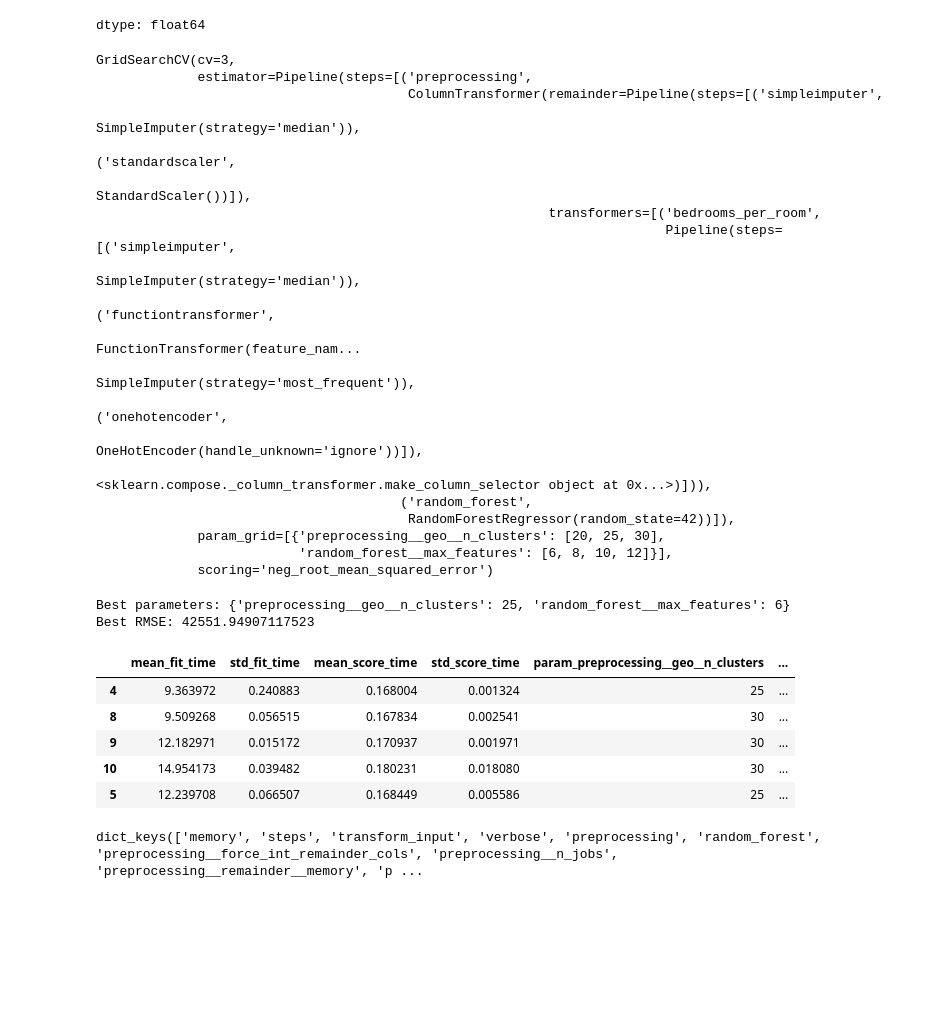
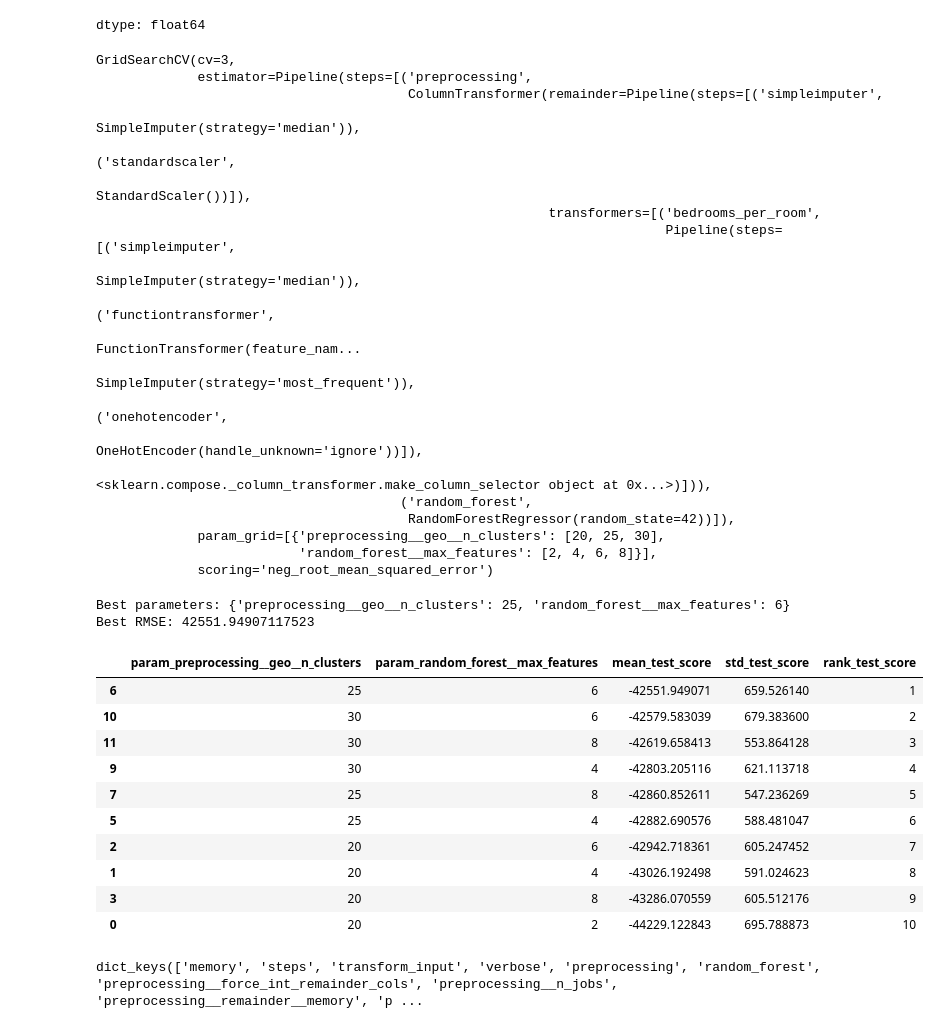
Before and after one commit to setyawanandrew74-pixel/MLops_Project_1, a Jupyter notebook: notebooks/data preparation final revisi.ipynb, the cells around one changed output. Cells and saved outputs as stored; diff of their text form; code cells hidden in the pictures; blank space fills up the shorter version.

```diff
--- a/notebooks/data preparation final revisi.ipynb
+++ b/notebooks/data preparation final revisi.ipynb
@@ -272,7 +296,7 @@ full_pipeline = Pipeline([
 
 param_grid = [
     {"preprocessing__geo__n_clusters": [20,25,30],
-     "random_forest__max_features": [6,8,10,12]
+     "random_forest__max_features": [2, 4, 6, 8]
      },
 
 ]
@@ -299,7 +323,7 @@ GridSearchCV(cv=3,
                                        ('random_forest',
                                         RandomForestRegressor(random_state=42))]),
              param_grid=[{'preprocessing__geo__n_clusters': [20, 25, 30],
-                          'random_forest__max_features': [6, 8, 10, 12]}],
+                          'random_forest__max_features': [2, 4, 6, 8]}],
              scoring='neg_root_mean_squared_error')
 # %%
 print(f"Best parameters: {grid_search.best_params_}")
@@ -309,16 +333,25 @@ Best parameters: {'preprocessing__geo__n_clusters': 25, 'random_forest__max_feat
 Best RMSE: 42551.94907117523
 # %%
 #hasil result dari grid search
-cv_rest=pd.DataFrame(grid_search.cv_results_)
-cv_rest.sort_values(by="mean_test_score", ascending=False, inplace=True)
-cv_rest.head()
+grid_cv_rest=pd.DataFrame(grid_search.cv_results_)
+grid_cv_rest.sort_values(by="mean_test_score", ascending=False, inplace=True)
+grid_cv_rest[["param_preprocessing__geo__n_clusters",
+              "param_random_forest__max_features",
+              "mean_test_score",
+              "std_test_score",
+              "rank_test_score"]].head(10)
 # %% [output]
-|  | mean_fit_time | std_fit_time | mean_score_time | std_score_time | param_preprocessing__geo__n_clusters | ... |
-| 4 | 9.363972 | 0.240883 | 0.168004 | 0.001324 | 25 | ... |
-| 8 | 9.509268 | 0.056515 | 0.167834 | 0.002541 | 30 | ... |
-| 9 | 12.182971 | 0.015172 | 0.170937 | 0.001971 | 30 | ... |
-| 10 | 14.954173 | 0.039482 | 0.180231 | 0.018080 | 30 | ... |
-| 5 | 12.239708 | 0.066507 | 0.168449 | 0.005586 | 25 | ... |
+|  | param_preprocessing__geo__n_clusters | param_random_forest__max_features | mean_test_score | std_test_score | rank_test_score |
+| 6 | 25 | 6 | -42551.949071 | 659.526140 | 1 |
+| 10 | 30 | 6 | -42579.583039 | 679.383600 | 2 |
+| 11 | 30 | 8 | -42619.658413 | 553.864128 | 3 |
+| 9 | 30 | 4 | -42803.205116 | 621.113718 | 4 |
+| 7 | 25 | 8 | -42860.852611 | 547.236269 | 5 |
+| 5 | 25 | 4 | -42882.690576 | 588.481047 | 6 |
+| 2 | 20 | 6 | -42942.718361 | 605.247452 | 7 |
+| 1 | 20 | 4 | -43026.192498 | 591.024623 | 8 |
+| 3 | 20 | 8 | -43286.070559 | 605.512176 | 9 |
+| 0 | 20 | 2 | -44229.122843 | 695.788873 | 10 |
 # %%
 full_pipeline.get_params().keys()
 # %% [output]
```
Also changed, not shown: parts of 6 cells of this notebook.
